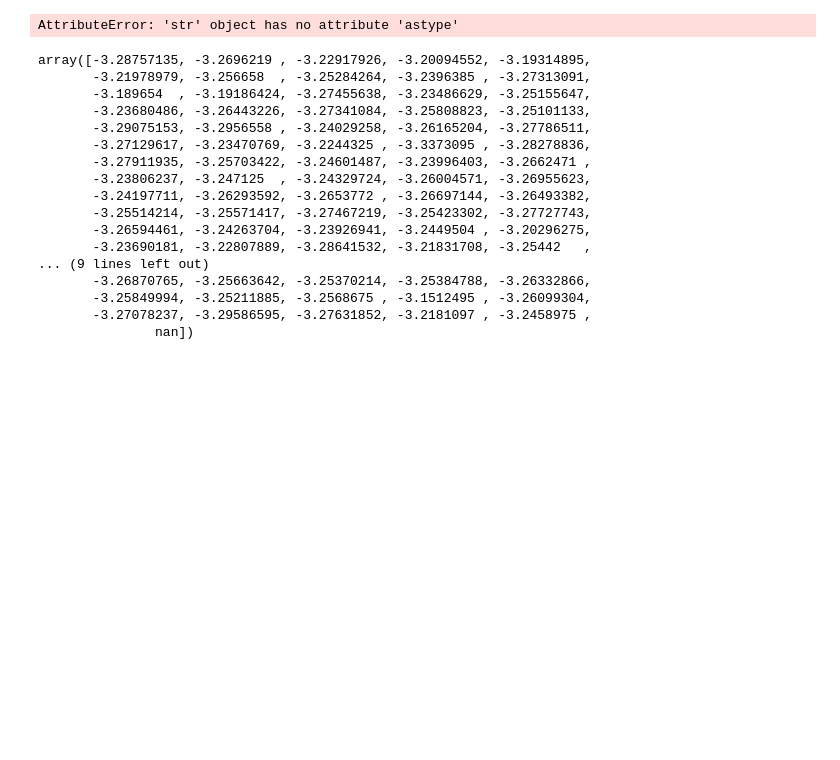
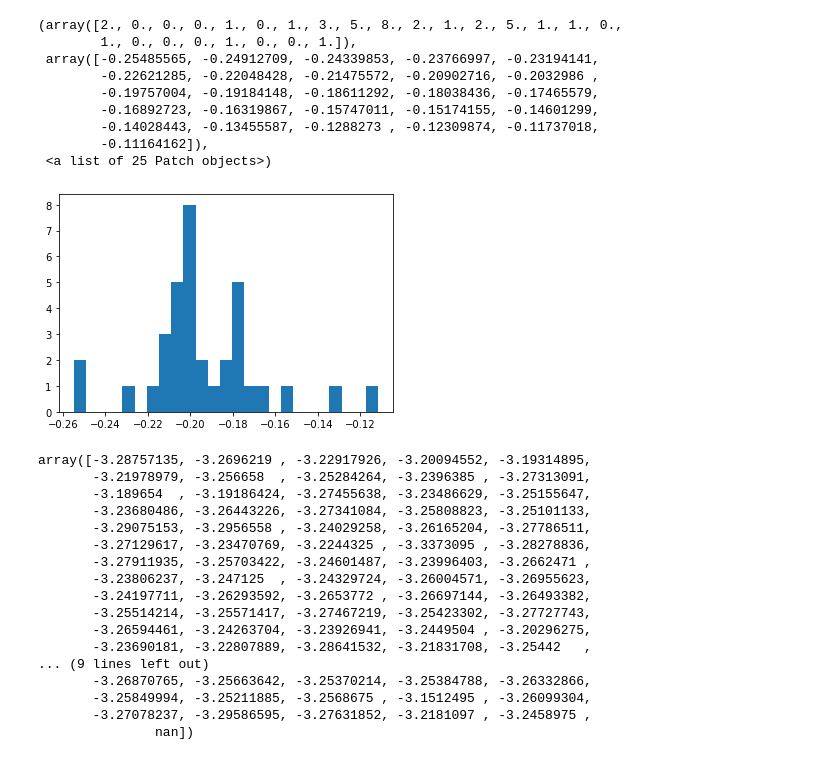
Before and after one commit to PaulTwine/TripleLines.github.io, a Jupyter notebook: DataCollection.ipynb, the cells around one changed output. Saved outputs shown, nothing was run; the diff lists cells and outputs as text; code cells hidden in the pictures; blank space fills up the shorter version.

```diff
--- a/DataCollection.ipynb
+++ b/DataCollection.ipynb
@@ -40,10 +61,21 @@ plt.hist(arrValues, bins=20)
 # %%
-lstTJEV = []
-for k in range(len(df)):
-    arrRow = np.array(df[k])
-    lstTJEV.append(arrRow[2].astype('float')*arrRow[4].astype('float')/(np.pi*arrRow[3].astype('float')**2*80.1))
+lstPEVol = []
+for j in range(len(df)-1):
+    arrRow = df.iloc[[j]][[3,4,5]].astype('float').to_numpy()[0]
+    lstPEVol.append(arrRow[0]*arrRow[2]/(np.pi*arrRow[1]**2*80.1))
+arrRow
+plt.hist(lstPEVol, bins =25)
 # %% [output]
-AttributeError: 'str' object has no attribute 'astype'
+(array([2., 0., 0., 0., 1., 0., 1., 3., 5., 8., 2., 1., 2., 5., 1., 1., 0.,
+        1., 0., 0., 0., 1., 0., 0., 1.]),
+ array([-0.25485565, -0.24912709, -0.24339853, -0.23766997, -0.23194141,
+        -0.22621285, -0.22048428, -0.21475572, -0.20902716, -0.2032986 ,
+        -0.19757004, -0.19184148, -0.18611292, -0.18038436, -0.17465579,
+        -0.16892723, -0.16319867, -0.15747011, -0.15174155, -0.14601299,
+        -0.14028443, -0.13455587, -0.1288273 , -0.12309874, -0.11737018,
+        -0.11164162]),
+ <a list of 25 Patch objects>)
+[figure, added]
 # %%
 np.array(df[2].astype('float'))
 # %% [output]
```
Also changed, not shown: parts of 3 cells of this notebook, 3 other files.
